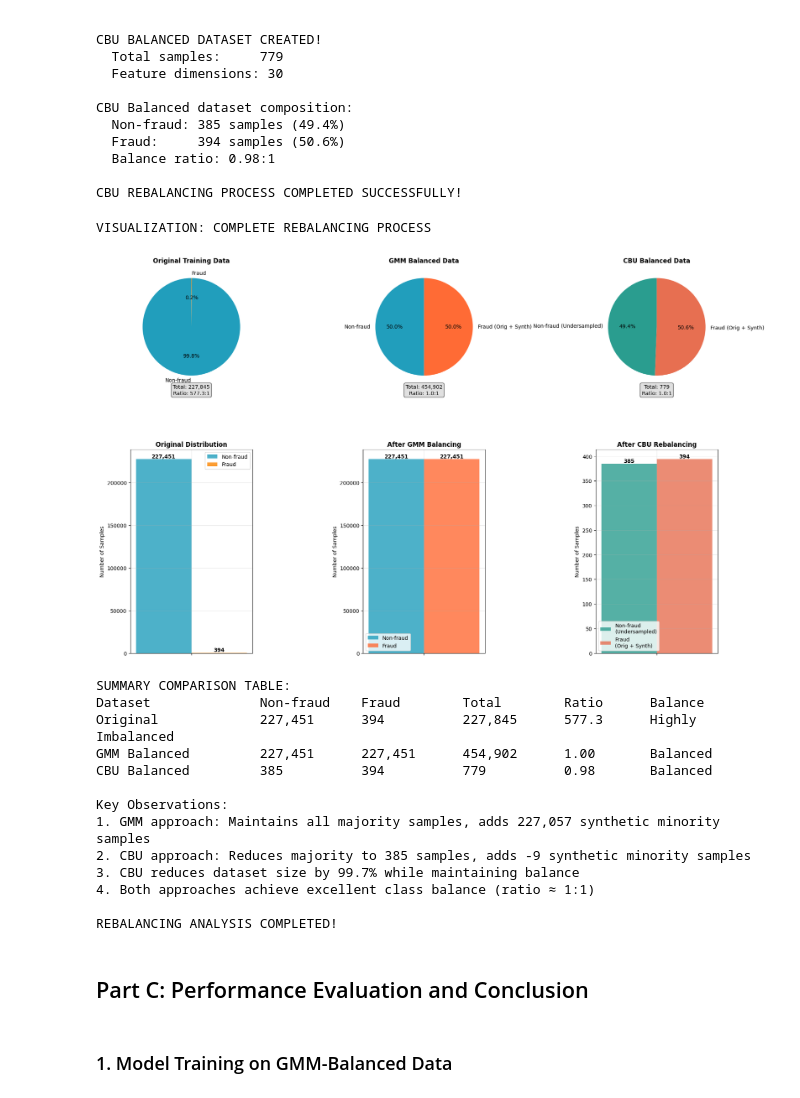
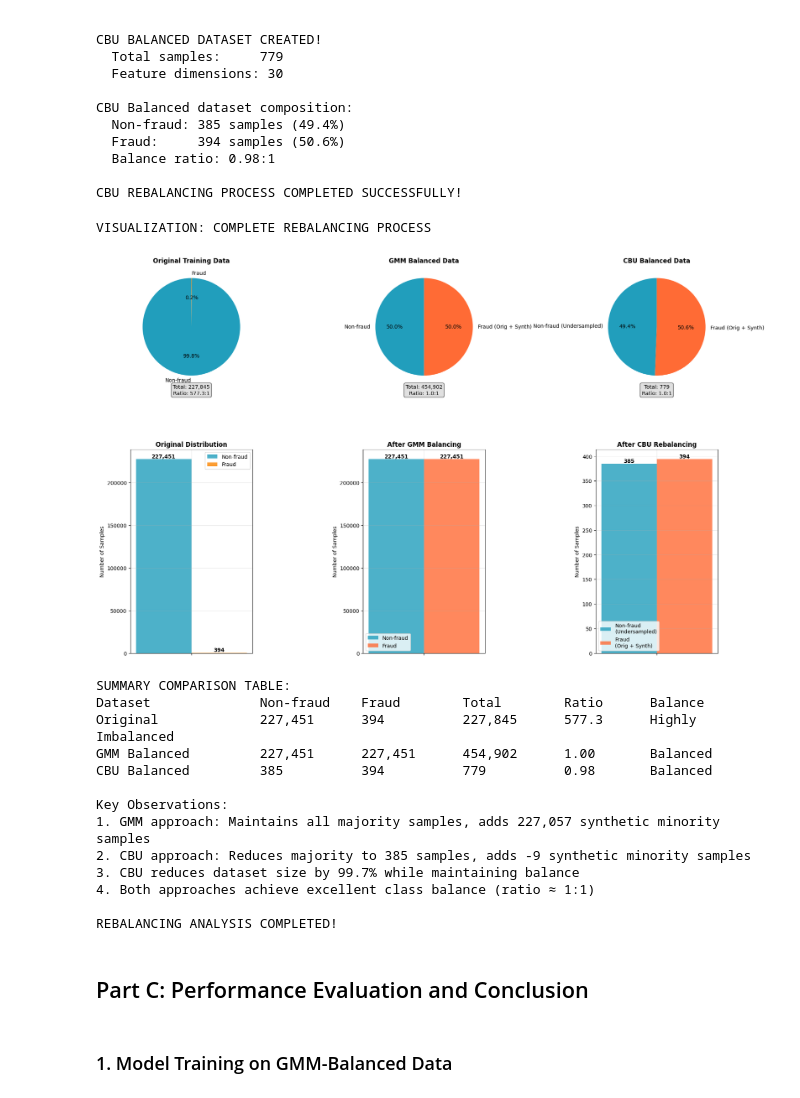
Before and after one commit to ha-rish-23/assignment-4-ha-rish-23, a Jupyter notebook: synthetic_sampling.ipynb, the cells around one changed output. Drawn from its saved outputs; the diff is of its cells as text; code cells hidden in the pictures.

```diff
--- a/synthetic_sampling.ipynb
+++ b/synthetic_sampling.ipynb
@@ -762,7 +757,7 @@ datasets = [
 colors_schemes = [
     ['#219ebc', '#fb8500'],  # Original
     ['#219ebc', '#ff6b35'],  # GMM
-    ['#2a9d8f', '#e76f51']   # CBU
+    ['#219ebc', '#ff6b35']   # CBU
 ]
 
 # Top row: Pie charts
@@ -798,8 +793,8 @@ for i in range(3):
         bars2 = ax.bar([width], [fraud_counts[1]], width, label='Fraud', color='#ff6b35', alpha=0.8)
         ax.set_title('After GMM Balancing', fontweight='bold')
     else:  # CBU
-        bars1 = ax.bar([0], [non_fraud_counts[2]], width, label='Non-fraud\n(Undersampled)', color='#2a9d8f', alpha=0.8)
-        bars2 = ax.bar([width], [fraud_counts[2]], width, label='Fraud\n(Orig + Synth)', color='#e76f51', alpha=0.8)
+        bars1 = ax.bar([0], [non_fraud_counts[2]], width, label='Non-fraud\n(Undersampled)', color='#219ebc', alpha=0.8)
+        bars2 = ax.bar([width], [fraud_counts[2]], width, label='Fraud\n(Orig + Synth)', color='#ff6b35', alpha=0.8)
         ax.set_title('After CBU Rebalancing', fontweight='bold')
 
     ax.set_ylabel('Number of Samples')
@@ -822,34 +817,34 @@ print("\nSUMMARY COMPARISON TABLE:")
 print(f"{'Dataset':<20} {'Non-fraud':<12} {'Fraud':<12} {'Total':<12} {'Ratio':<10} {'Balance':<10}")
 
 
 # Original
 ratio_orig = majority_count/minority_count
 total_orig = majority_count + minority_count
 balance_orig = "Highly Imbalanced"
 print(f"{'Original':<20} {majority_count:<12,} {minority_count:<12,} {total_orig:<12,} {ratio_orig:<10.1f} {balance_orig:<10}")
 
 # GMM Balanced
 ratio_gmm = balanced_counts[0]/balanced_counts[1]
 total_gmm = sum(balanced_counts)
 balance_gmm = "Balanced" if abs(ratio_gmm - 1.0) < 0.1 else "Nearly Balanced"
 print(f"{'GMM Balanced':<20} {balanced_counts[0]:<12,} {balanced_counts[1]:<12,} {total_gmm:<12,} {ratio_gmm:<10.2f} {balance_gmm:<10}")
 
 # CBU Balanced
 ratio_cbu = cbu_balanced_counts[0]/cbu_balanced_counts[1]
 total_cbu = sum(cbu_balanced_counts)
 balance_cbu = "Balanced" if abs(ratio_cbu - 1.0) < 0.1 else "Nearly Balanced"
 print(f"{'CBU Balanced':<20} {cbu_balanced_counts[0]:<12,} {cbu_balanced_counts[1]:<12,} {total_cbu:<12,} {ratio_cbu:<10.2f} {balance_cbu:<10}")
 
 print("\nKey Observations:")
 print(f"1. GMM approach: Maintains all majority samples, adds {samples_needed:,} synthetic minority samples")
 print(f"2. CBU approach: Reduces majority to {len(X_majority_undersampled):,} samples, adds {cbu_synthetic_needed:,} synthetic minority samples")
 print(f"3. CBU reduces dataset size by {((total_orig - total_cbu)/total_orig)*100:.1f}% while maintaining balance")
 print(f"4. Both approaches achieve excellent class balance (ratio ≈ 1:1)")
 
 print("\nREBALANCING ANALYSIS COMPLETED!")
 # %% [output]
 VISUALIZATION: COMPLETE REBALANCING PROCESS
-[figure, old version]
+[figure, new version]
 SUMMARY COMPARISON TABLE:
 Dataset              Non-fraud    Fraud        Total        Ratio      Balance
 Original             227,451      394          227,845      577.3      Highly Imbalanced
@@ -863,8 +858,8 @@ Key Observations:
 4. Both approaches achieve excellent class balance (ratio ≈ 1:1)
 
 REBALANCING ANALYSIS COMPLETED!
-# %% [markdown]
-## Part C: Performance Evaluation and Conclusion
+# %% [markdown]
+## Part C: Performance Evaluation and Conclusion
 # %% [markdown]
 ### 1. Model Training on GMM-Balanced Data
 # %%
```
Also changed, not shown: parts of 7 cells of this notebook.
